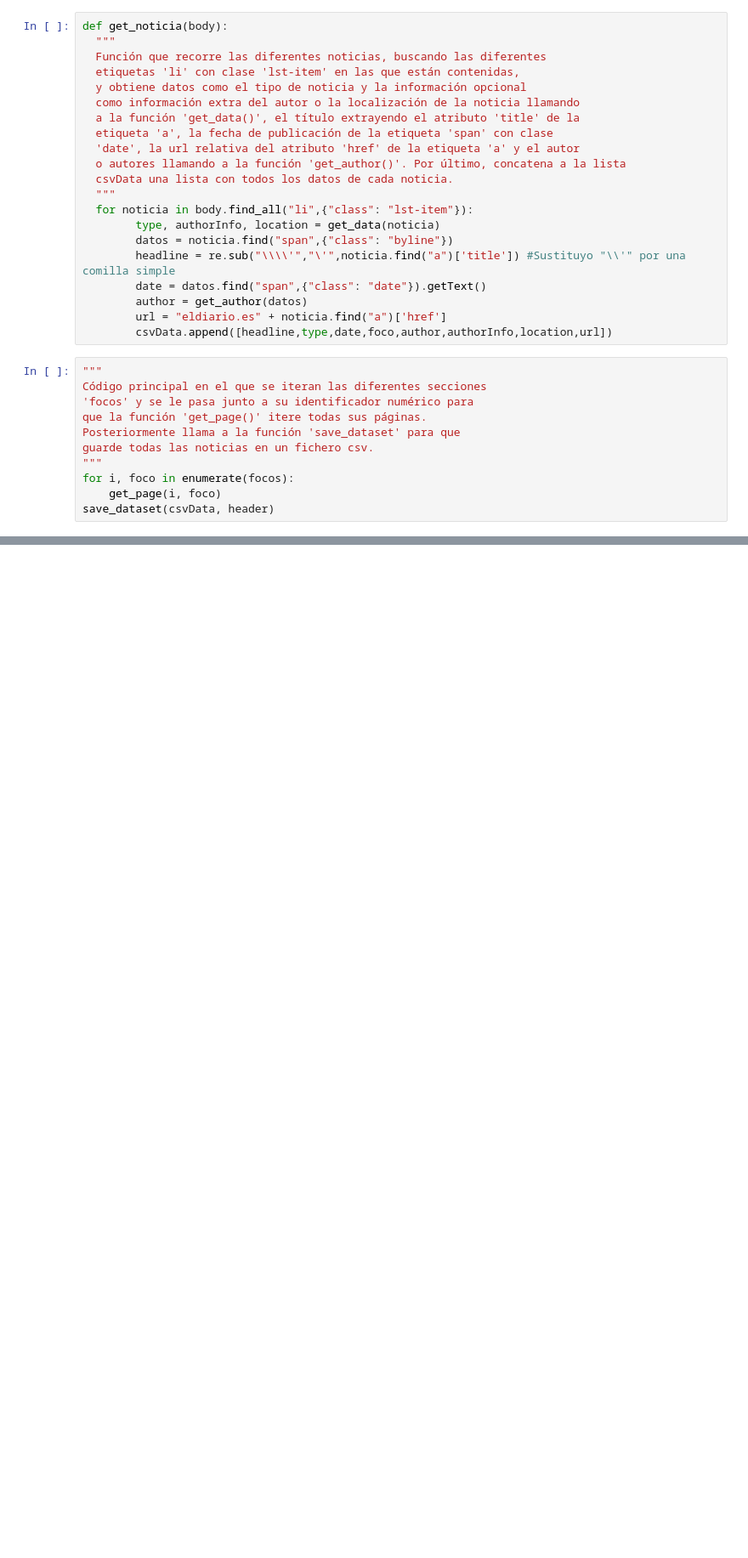
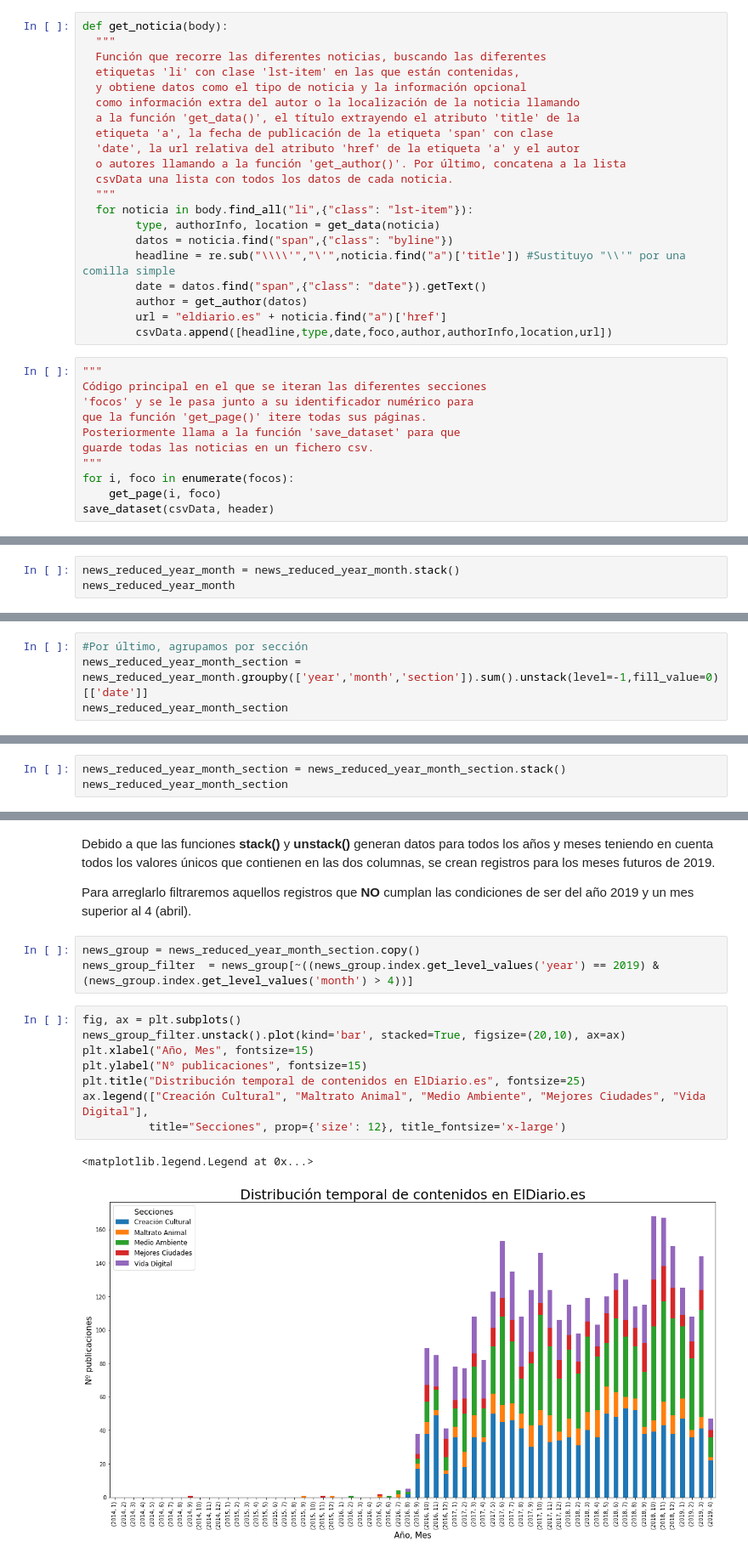
Before and after one commit to guiserguez/webScrapping, a Jupyter notebook: Practica1_webScrapping.ipynb, the cells around one changed output, grey strips where cells are left out. Shown at 85% size. Saved outputs shown, nothing was run; the diff lists cells and outputs as text; blank space fills up the shorter version.

Commit message:
Bar plot generated

```diff
--- a/Practica1_webScrapping.ipynb
+++ b/Practica1_webScrapping.ipynb
@@ -181,0 +286,3 @@ save_dataset(csvData, header)
+# %%
+news_reduced_year_month = news_reduced_year_month.stack()
+news_reduced_year_month
@@ -181,0 +309,4 @@ save_dataset(csvData, header)
+# %%
+#Por último, agrupamos por sección
+news_reduced_year_month_section = news_reduced_year_month.groupby(['year','month','section']).sum().unstack(level=-1,fill_value=0)[['date']]
+news_reduced_year_month_section
@@ -181,0 +334,3 @@ save_dataset(csvData, header)
+# %%
+news_reduced_year_month_section = news_reduced_year_month_section.stack()
+news_reduced_year_month_section
@@ -181,0 +357,18 @@ save_dataset(csvData, header)
+# %% [markdown]
+Debido a que las funciones **stack()** y **unstack()**  generan datos para todos los años y meses teniendo en cuenta todos los valores únicos que contienen en las dos columnas, se crean registros para los meses futuros de 2019.
+
+Para arreglarlo filtraremos aquellos registros que **NO** cumplan las condiciones de ser del año 2019 y un mes superior al 4 (abril).
+# %%
+news_group = news_reduced_year_month_section.copy()
+news_group_filter  = news_group[~((news_group.index.get_level_values('year') == 2019) & (news_group.index.get_level_values('month') > 4))]
+# %%
+fig, ax = plt.subplots()
+news_group_filter.unstack().plot(kind='bar', stacked=True, figsize=(20,10), ax=ax)
+plt.xlabel("Año, Mes", fontsize=15)
+plt.ylabel("Nº publicaciones", fontsize=15)
+plt.title("Distribución temporal de contenidos en ElDiario.es", fontsize=25)
+ax.legend(["Creación Cultural", "Maltrato Animal", "Medio Ambiente", "Mejores Ciudades", "Vida Digital"],
+          title="Secciones", prop={'size': 12}, title_fontsize='x-large')
+# %% [output]
+<matplotlib.legend.Legend at 0x...>
+[figure, added]
```
Also changed, not shown: parts of 16 cells of this notebook, 2 other files.
